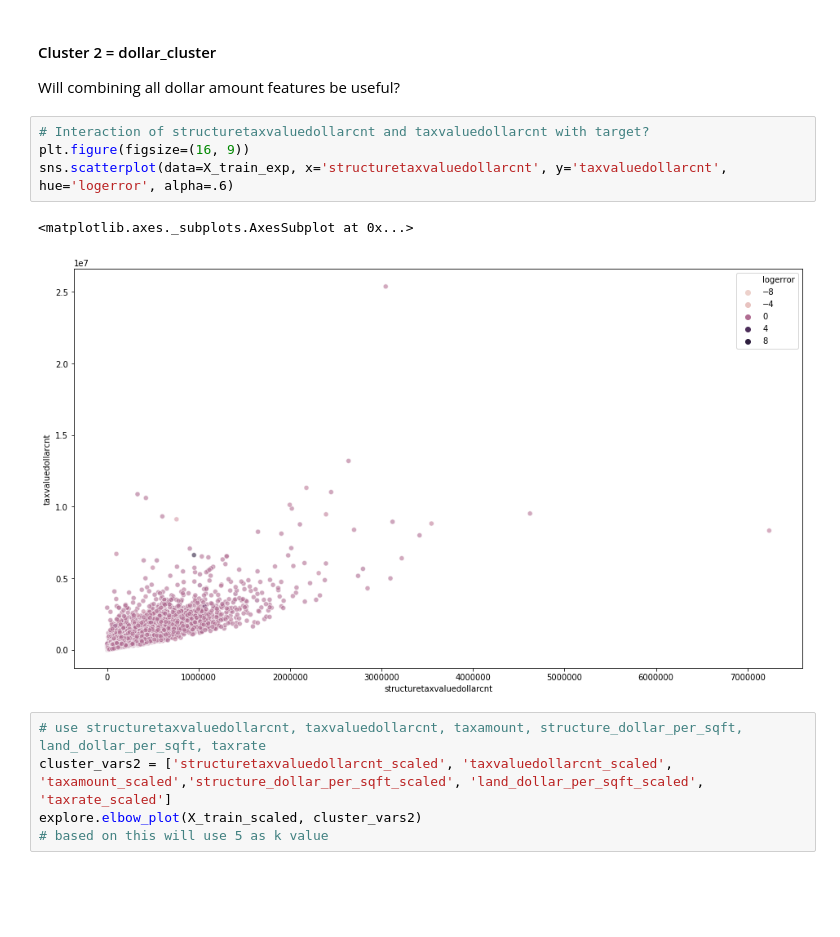
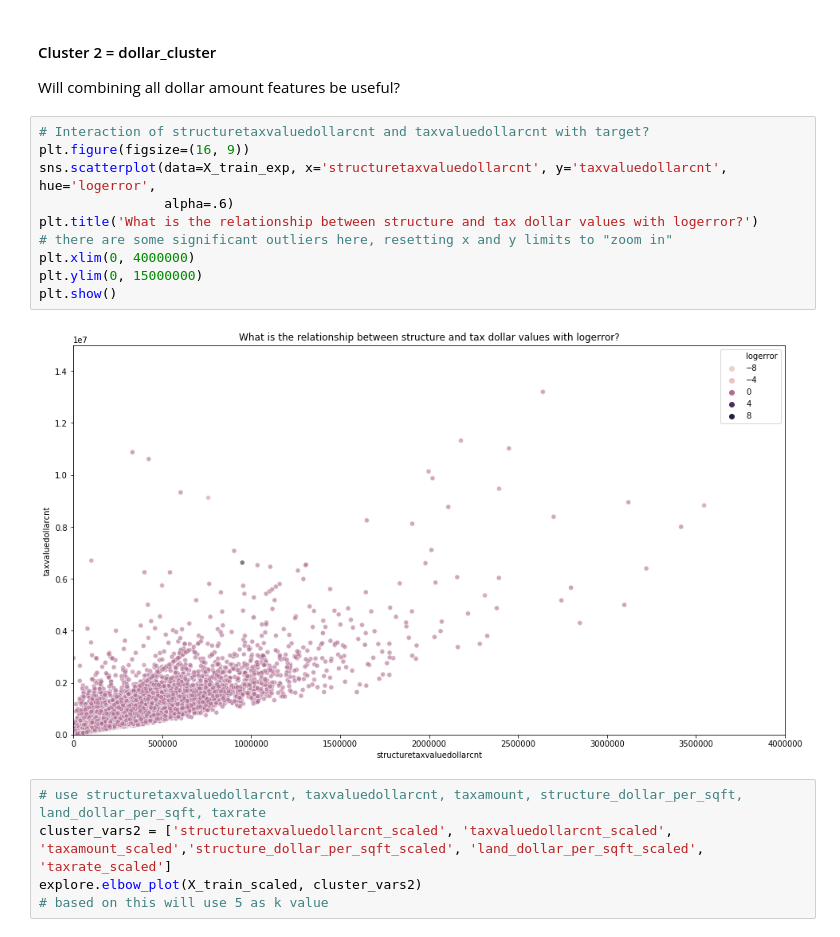
Before and after one commit to RyvynYoung/Zillow_Clustering_Project, a Jupyter notebook: Final.ipynb, the cells around one changed output. Saved outputs shown, nothing was run; the diff lists cells and outputs as text; blank space fills up the shorter version.

```diff
--- a/Final.ipynb
+++ b/Final.ipynb
@@ -574,10 +574,15 @@ Will combining all dollar amount features be useful?
 # %%
 # Interaction of structuretaxvaluedollarcnt and taxvaluedollarcnt with target?
 plt.figure(figsize=(16, 9))
-sns.scatterplot(data=X_train_exp, x='structuretaxvaluedollarcnt', y='taxvaluedollarcnt', hue='logerror', alpha=.6)
+sns.scatterplot(data=X_train_exp, x='structuretaxvaluedollarcnt', y='taxvaluedollarcnt', hue='logerror',
+                alpha=.6)
+plt.title('What is the relationship between structure and tax dollar values with logerror?')
+# there are some significant outliers here, resetting x and y limits to "zoom in"
+plt.xlim(0, 4000000)
+plt.ylim(0, 15000000)
+plt.show()
 # %% [output]
-<matplotlib.axes._subplots.AxesSubplot at 0x...>
-[figure, old version]
+[figure, new version]
 # %%
 # use structuretaxvaluedollarcnt, taxvaluedollarcnt, taxamount, structure_dollar_per_sqft, land_dollar_per_sqft, taxrate
 cluster_vars2 = ['structuretaxvaluedollarcnt_scaled', 'taxvaluedollarcnt_scaled', 'taxamount_scaled','structure_dollar_per_sqft_scaled', 'land_dollar_per_sqft_scaled', 'taxrate_scaled']
```
Also changed, not shown: parts of 7 cells of this notebook.
